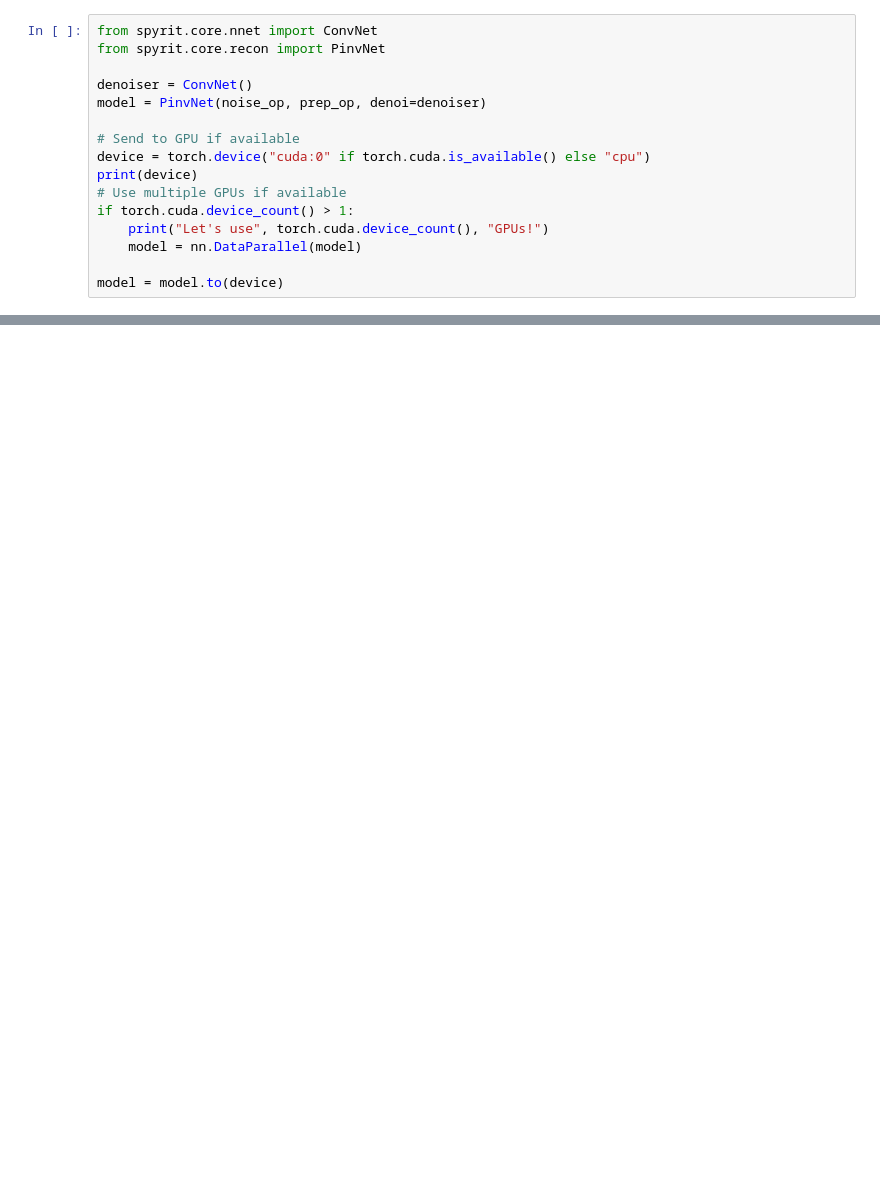
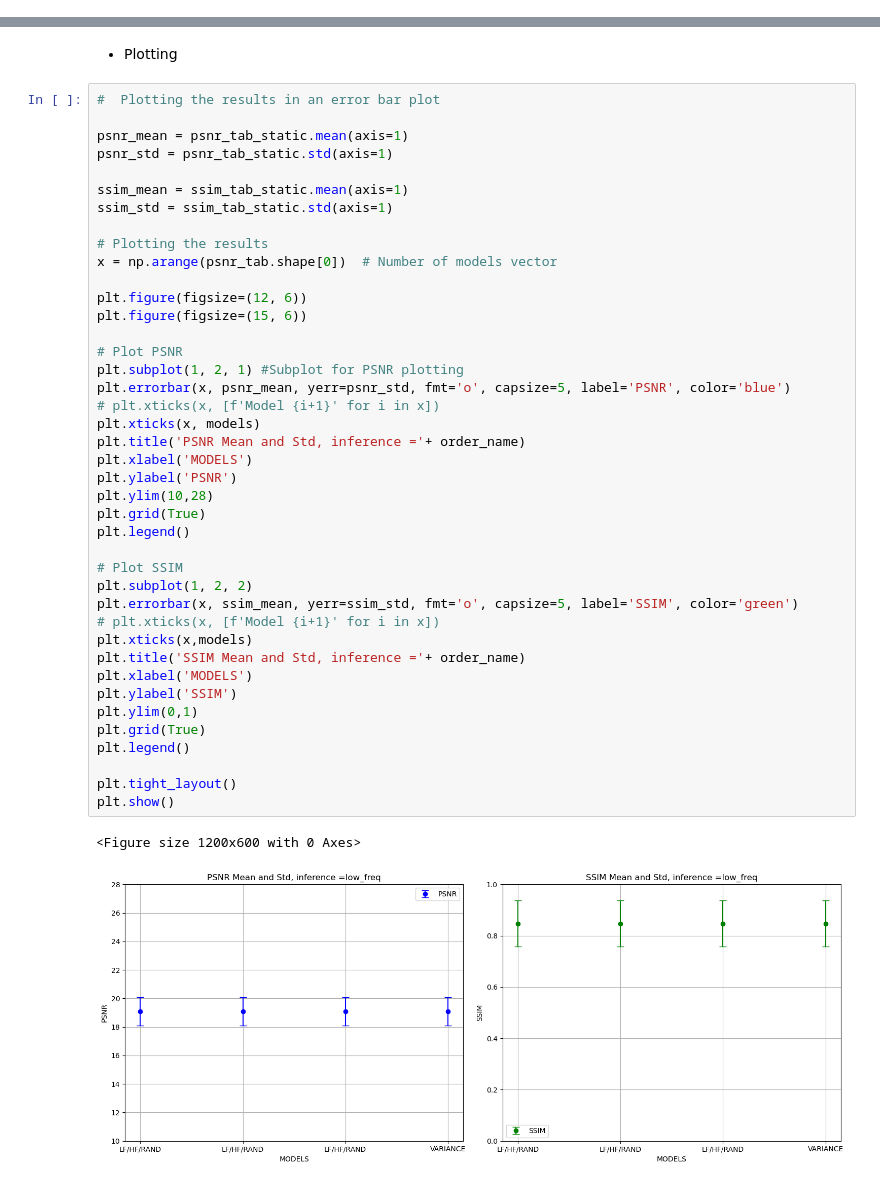
Before and after one commit to SamiFAHIM/image_recontruction_ML, a Jupyter notebook: 2024_tdsi/src/start_tdsi_nb_Sami.ipynb, the cells around one changed output, grey strips where cells are left out. Drawn from its saved outputs; the diff is of its cells as text; blank space fills up the shorter version.

```diff
--- a/2024_tdsi/src/start_tdsi_nb_Sami.ipynb
+++ b/2024_tdsi/src/start_tdsi_nb_Sami.ipynb
@@ -411,16 +442,0 @@ size of the variance vector (64, 64)
-# %%
-from spyrit.core.nnet import ConvNet
-from spyrit.core.recon import PinvNet
-
-denoiser = ConvNet()
-model = PinvNet(noise_op, prep_op, denoi=denoiser)
-
-# Send to GPU if available
-device = torch.device("cuda:0" if torch.cuda.is_available() else "cpu")
-print(device)
-# Use multiple GPUs if available
-if torch.cuda.device_count() > 1:
-    print("Let's use", torch.cuda.device_count(), "GPUs!")
-    model = nn.DataParallel(model)
-
-model = model.to(device)
@@ -545,0 +626,46 @@ plt.show()
+# %% [markdown]
+- Plotting
+# %%
+#  Plotting the results in an error bar plot
+
+psnr_mean = psnr_tab_static.mean(axis=1)
+psnr_std = psnr_tab_static.std(axis=1)
+
+ssim_mean = ssim_tab_static.mean(axis=1)
+ssim_std = ssim_tab_static.std(axis=1)
+
+# Plotting the results
+x = np.arange(psnr_tab.shape[0])  # Number of models vector
+
+plt.figure(figsize=(12, 6))
+plt.figure(figsize=(15, 6))
+
+# Plot PSNR
+plt.subplot(1, 2, 1) #Subplot for PSNR plotting
+plt.errorbar(x, psnr_mean, yerr=psnr_std, fmt='o', capsize=5, label='PSNR', color='blue')
+# plt.xticks(x, [f'Model {i+1}' for i in x])
+plt.xticks(x, models)
+plt.title('PSNR Mean and Std, inference ='+ order_name)
+plt.xlabel('MODELS')
+plt.ylabel('PSNR')
+plt.ylim(10,28)
+plt.grid(True)
+plt.legend()
+
+# Plot SSIM
+plt.subplot(1, 2, 2)
+plt.errorbar(x, ssim_mean, yerr=ssim_std, fmt='o', capsize=5, label='SSIM', color='green')
+# plt.xticks(x, [f'Model {i+1}' for i in x])
+plt.xticks(x,models)
+plt.title('SSIM Mean and Std, inference ='+ order_name)
+plt.xlabel('MODELS')
+plt.ylabel('SSIM')
+plt.ylim(0,1)
+plt.grid(True)
+plt.legend()
+
+plt.tight_layout()
+plt.show()
+# %% [output]
+<Figure size 1200x600 with 0 Axes>
+[figure, added]
```
Also changed, not shown: parts of 25 cells of this notebook.
